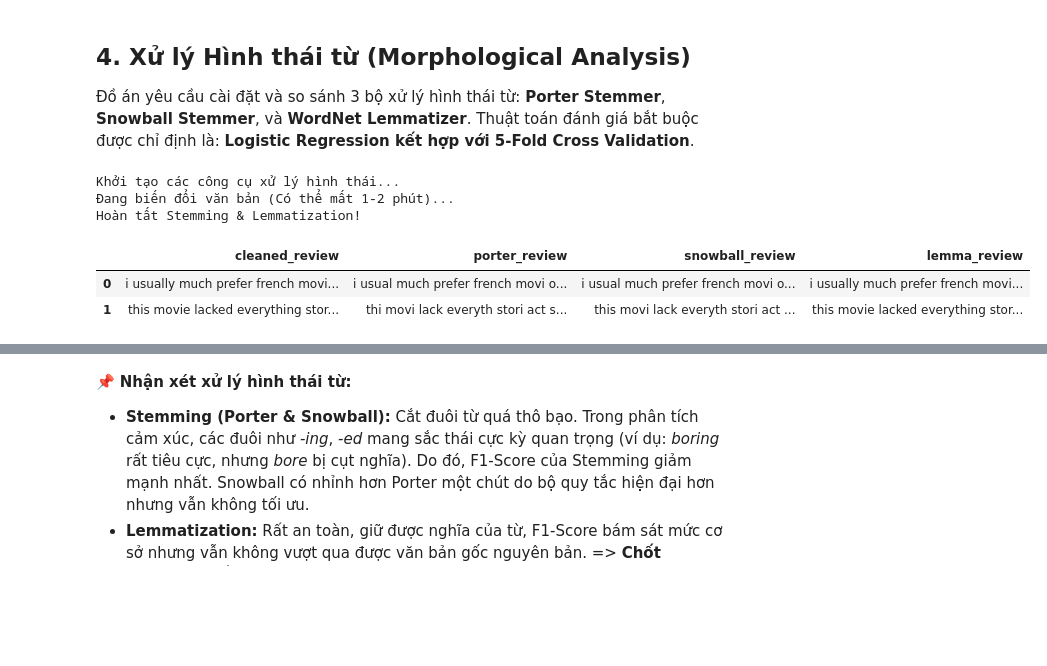
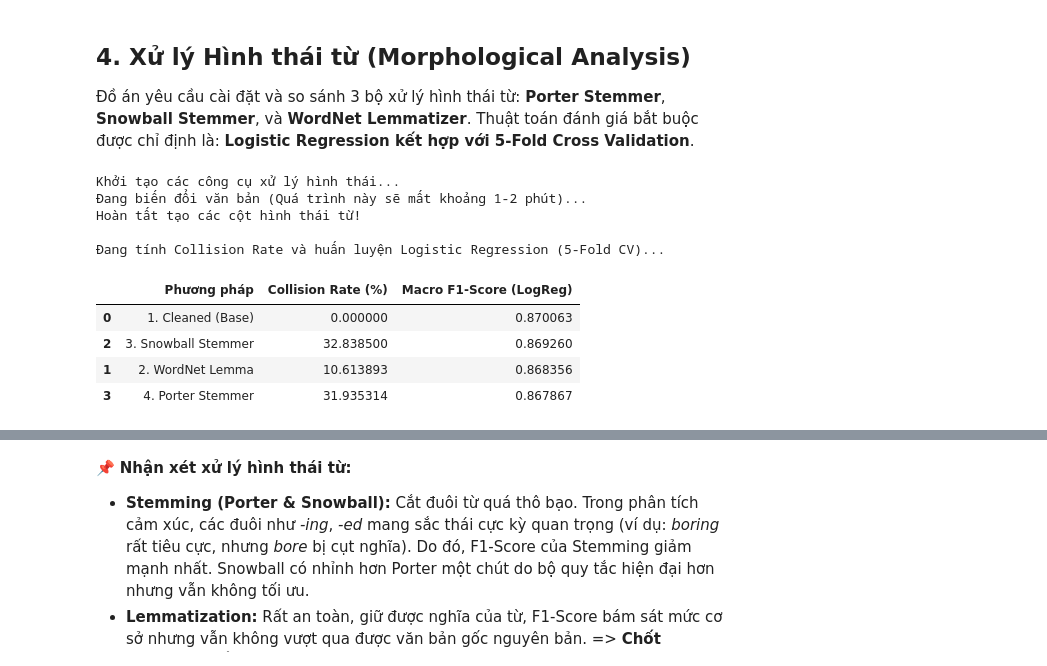
Before and after one commit to RamanujanJR/CSC14004-Lab-1, a Jupyter notebook: notebooks/06_text_preprocessing.ipynb, the cells around one changed output, grey strips where cells are left out. Drawn from its saved outputs; the diff is of its cells as text; code cells hidden in the pictures; blank space fills up the shorter version.

```diff
--- a/notebooks/06_text_preprocessing.ipynb
+++ b/notebooks/06_text_preprocessing.ipynb
@@ -57,8 +57,8 @@ print("=" * 70)
 print("PHASE 0: LOAD DATA & SAMPLING")
 print("=" * 70)
 
-# Load dữ liệu (Hỗ trợ 2 đường dẫn linh hoạt)
-file_path = "imdb_reviews.csv" if os.path.exists("imdb_reviews.csv") else "../data/raw/imdb_reviews.csv"
+# Trỏ đúng đường dẫn thư mục raw theo yêu cầu
+file_path = r"D:\HK6\KTDL & UD\CSC14004-Lab-1\data\raw\imdb_reviews.csv"
 df_raw = pd.read_csv(file_path)
 
 # Làm sạch thô: Loại bỏ NaN và Duplicates
@@ -272,24 +310,71 @@ Chỉ số MI trung bình cho thấy việc xóa Stop-words (ngay cả khi đã
 Thuật toán đánh giá bắt buộc được chỉ định là: **Logistic Regression kết hợp với 5-Fold Cross Validation**.
 # %%
 # =============================================================================
-# CÀI ĐẶT PORTER, SNOWBALL VÀ WORDNET
+# PHASE 4: XỬ LÝ HÌNH THÁI TỪ & ĐÁNH GIÁ (2.3.3.d)
+# Stemmer, Lemmatizer, Tỉ lệ đụng độ (Collision) & Logistic Regression
 # =============================================================================
+from sklearn.pipeline import Pipeline
+from nltk.stem import PorterStemmer, SnowballStemmer, WordNetLemmatizer
+import nltk
+nltk.download('wordnet', quiet=True)
+
+# --- PHẦN 1: TẠO CỘT STEMMING & LEMMATIZATION ---
 print("Khởi tạo các công cụ xử lý hình thái...")
 porter = PorterStemmer()
 snowball = SnowballStemmer('english')
 lemmatizer = WordNetLemmatizer()
 
-print("Đang biến đổi văn bản (Có thể mất 1-2 phút)...")
+print("Đang biến đổi văn bản (Quá trình này sẽ mất khoảng 1-2 phút)...")
 df['porter_review'] = df['cleaned_review'].apply(lambda x: ' '.join([porter.stem(w) for w in str(x).split()]))
 df['snowball_review'] = df['cleaned_review'].apply(lambda x: ' '.join([snowball.stem(w) for w in str(x).split()]))
 df['lemma_review'] = df['cleaned_review'].apply(lambda x: ' '.join([lemmatizer.lemmatize(w) for w in str(x).split()]))
+print("Hoàn tất tạo các cột hình thái từ!")
 
-print("Hoàn tất Stemming & Lemmatization!")
-display(df[['cleaned_review', 'porter_review', 'snowball_review', 'lemma_review']].head(2))
+
+# --- PHẦN 2: TÍNH COLLISION RATE & LOGISTIC REGRESSION ---
+print("\nĐang tính Collision Rate và huấn luyện Logistic Regression (5-Fold CV)...")
+
+# Hàm tính Collision Rate (Tỉ lệ đụng độ)
+def calc_collision_rate(orig_series, proc_series):
+    orig_vocab = set(' '.join(orig_series).split())
+    proc_vocab = set(' '.join(proc_series).split())
+    return (1 - len(proc_vocab) / len(orig_vocab)) * 100
+
+def eval_morphology_lr(text_series, labels):
+    pipeline = Pipeline([
+        ('tfidf', TfidfVectorizer(max_features=3000)),
+        ('clf', LogisticRegression(max_iter=1000, random_state=42))
+    ])
+    cv = StratifiedKFold(n_splits=5, shuffle=True, random_state=42)
+    return cross_val_score(pipeline, text_series, labels, cv=cv, scoring='f1_macro', n_jobs=1).mean()
+
+base_text = df['cleaned_review']
+
+morph_results = pd.DataFrame({
+    'Phương pháp': ['1. Cleaned (Base)', '2. WordNet Lemma', '3. Snowball Stemmer', '4. Porter Stemmer'],
+    'Collision Rate (%)': [
+        0.0,
+        calc_collision_rate(base_text, df['lemma_review']),
+        calc_collision_rate(base_text, df['snowball_review']),
+        calc_collision_rate(base_text, df['porter_review'])
+    ],
+    'Macro F1-Score (LogReg)': [
+        eval_morphology_lr(base_text, df['label']),
+        eval_morphology_lr(df['lemma_review'], df['label']),
+        eval_morphology_lr(df['snowball_review'], df['label']),
+        eval_morphology_lr(df['porter_review'], df['label'])
+    ]
+})
+
+display(morph_results.sort_values(by='Macro F1-Score (LogReg)', ascending=False).style.background_gradient(cmap='Blues'))
 # %% [output]
 Khởi tạo các công cụ xử lý hình thái...
-Đang biến đổi văn bản (Có thể mất 1-2 phút)...
-Hoàn tất Stemming & Lemmatization!
+Đang biến đổi văn bản (Quá trình này sẽ mất khoảng 1-2 phút)...
+Hoàn tất tạo các cột hình thái từ!
+
+Đang tính Collision Rate và huấn luyện Logistic Regression (5-Fold CV)...
-|  | cleaned_review | porter_review | snowball_review | lemma_review |
-| 0 | i usually much prefer french movi... | i usual much prefer french movi o... | i usual much prefer french movi o... | i usually much prefer french movi... |
-| 1 | this movie lacked everything stor... | thi movi lack everyth stori act s... | this movi lack everyth stori act ... | this movie lacked everything stor... |
+|  | Phương pháp | Collision Rate (%) | Macro F1-Score (LogReg) |
+| 0 | 1. Cleaned (Base) | 0.000000 | 0.870063 |
+| 2 | 3. Snowball Stemmer | 32.838500 | 0.869260 |
+| 1 | 2. WordNet Lemma | 10.613893 | 0.868356 |
+| 3 | 4. Porter Stemmer | 31.935314 | 0.867867 |
```
Also changed, not shown: parts of 17 cells of this notebook.
